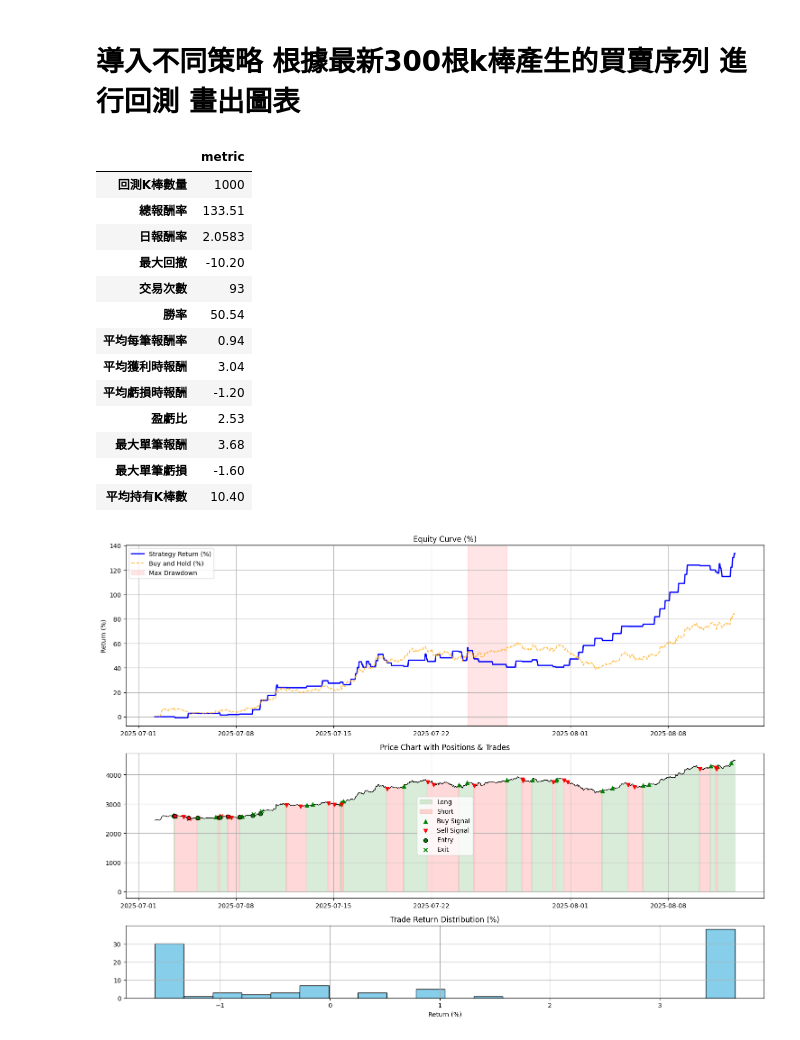
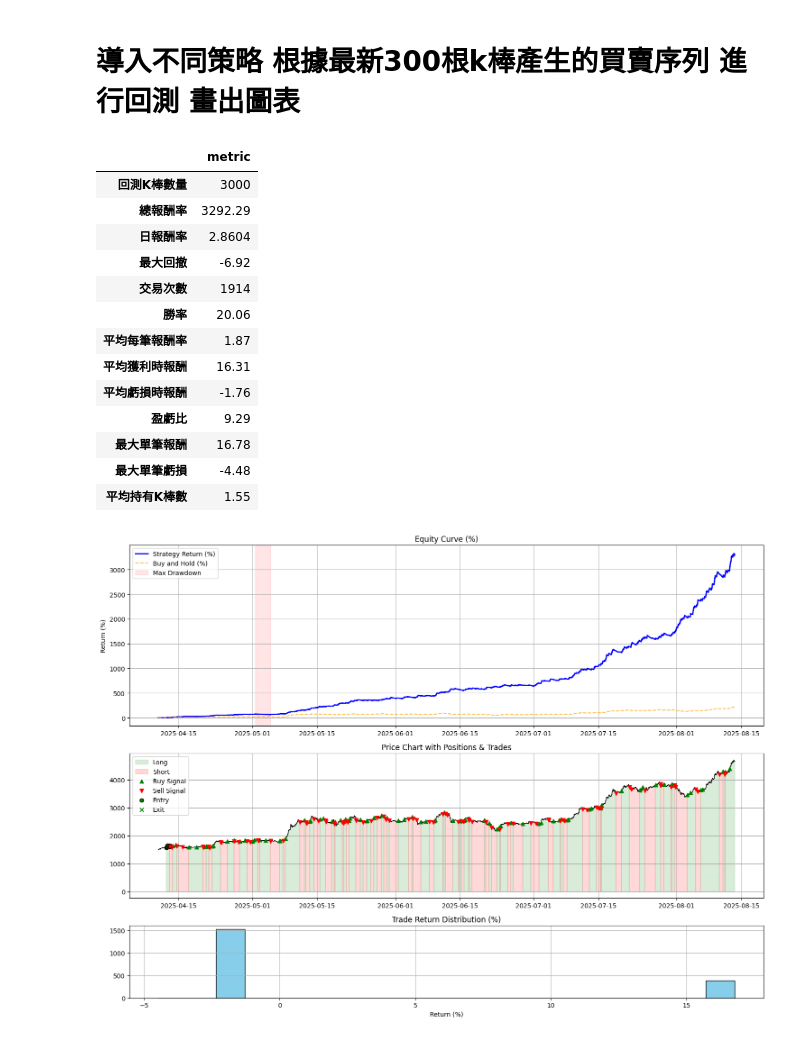
Before and after one commit to skywalker0803r/Vedanta, a Jupyter notebook: backtest_usage.ipynb, the cells around one changed output. Saved outputs shown, nothing was run; the diff lists cells and outputs as text; code cells hidden in the pictures.

```diff
--- a/backtest_usage.ipynb
+++ b/backtest_usage.ipynb
@@ -3,45 +3,46 @@
 # %%
 from Technicalindicatorstrategy import vegas,turtle_strategy
 from Backtest.backtest import backtest_signals
 from Plot.plot import plot_backtest_result
 import pandas as pd
 from datetime import datetime,timedelta
 import warnings
 warnings.filterwarnings('ignore')
 import numpy as np
 np.random.seed(42)  # ✅ 固定隨機性（可重現性）
 import random
 random.seed(42)
 
-df_signals = turtle_strategy.get_signals('ETHUSDT','1h',datetime.now(),1000)
+df_signals = turtle_strategy.get_signals('ETHUSDT','1h',datetime.now(),3000)
 
 result = backtest_signals(
     df_signals.copy(),
     initial_capital = 33, # 1000台幣
     fee_rate = 0.0005, # 合約手續費
-    leverage = 1, # 槓桿
+    leverage = 10, # 槓桿
     allow_short = True, # 是否做空
-    stop_loss = 0.0150,       # 停損閾值，例如0.05代表5%
-    take_profit = 0.0361,     # 停利閾值
-    capital_ratio = 1, # 每次使用的資金佔比
+    stop_loss = 0.001,       # 停損閾值，例如0.05代表5%
+    take_profit = 0.017,     # 停利閾值
+    capital_ratio = 0.1, # 每次使用的資金佔比
     max_hold_bars = 100000,# 最大持有K棒數
     delay_entry=False
     )
 display(pd.DataFrame(result['metric'],index=['metric']).T)
 plot_backtest_result(result)
+display(df_signals[['timestamp','signal','close','stop_loss']].tail(30).style.background_gradient())
 # %% [output]
 |  | metric |
-| 回測K棒數量 | 1000 |
-| 總報酬率 | 133.51 |
-| 日報酬率 | 2.0583 |
-| 最大回撤 | -10.20 |
-| 交易次數 | 93 |
-| 勝率 | 50.54 |
-| 平均每筆報酬率 | 0.94 |
-| 平均獲利時報酬 | 3.04 |
-| 平均虧損時報酬 | -1.20 |
-| 盈虧比 | 2.53 |
-| 最大單筆報酬 | 3.68 |
-| 最大單筆虧損 | -1.60 |
-| 平均持有K棒數 | 10.40 |
+| 回測K棒數量 | 3000 |
+| 總報酬率 | 3292.29 |
+| 日報酬率 | 2.8604 |
+| 最大回撤 | -6.92 |
+| 交易次數 | 1914 |
+| 勝率 | 20.06 |
+| 平均每筆報酬率 | 1.87 |
+| 平均獲利時報酬 | 16.31 |
+| 平均虧損時報酬 | -1.76 |
+| 盈虧比 | 9.29 |
+| 最大單筆報酬 | 16.78 |
+| 最大單筆虧損 | -4.48 |
+| 平均持有K棒數 | 1.55 |
-[figure, old version]
+[figure, new version]
```
Also changed, not shown: parts of 3 cells of this notebook.
